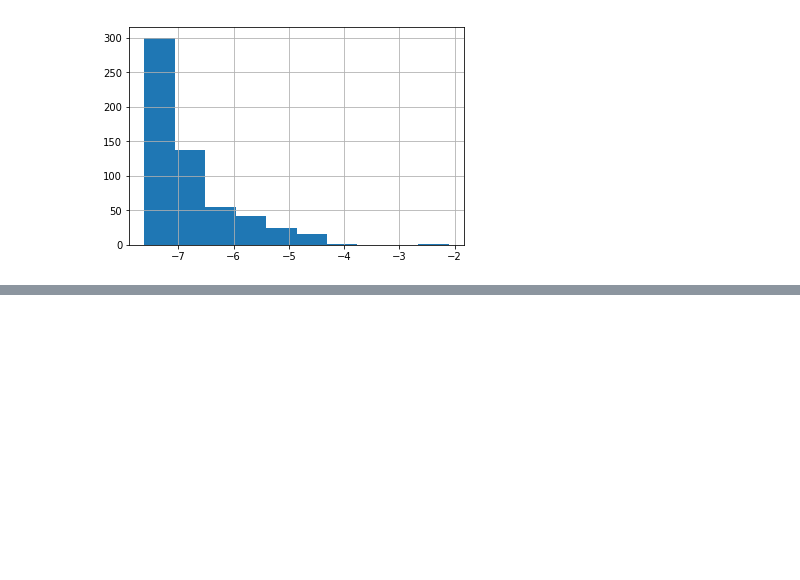
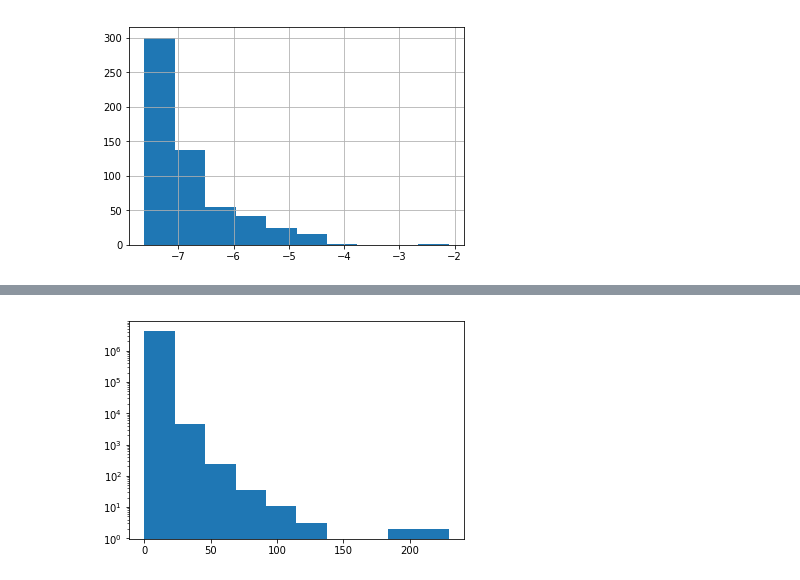
Before and after one commit to songlin-qing/GithubNetworkAnalysis, a Jupyter notebook: snap-2.7/github_snap.ipynb, the cells around one changed output, grey strips where cells are left out. Saved outputs shown, nothing was run; the diff lists cells and outputs as text; code cells hidden in the pictures; blank space fills up the shorter version.

```diff
--- a/snap-2.7/github_snap.ipynb
+++ b/snap-2.7/github_snap.ipynb
@@ -358,0 +585,8 @@ b['weight'].hist()
+# %%
+with open('weight3.pickle', 'rb') as picklefile:
+    weights3 = pickle.load(picklefile)
+    weights3.sort(cmp=lambda x, y: cmp(x[1], y[1]), reverse=True)
+    weights3[:10]
+    plt.hist([w for edge,w in weights3], log=True)
+# %% [output]
+[figure, added]
```
Also changed, not shown: parts of 28 cells of this notebook, 8 other files.
